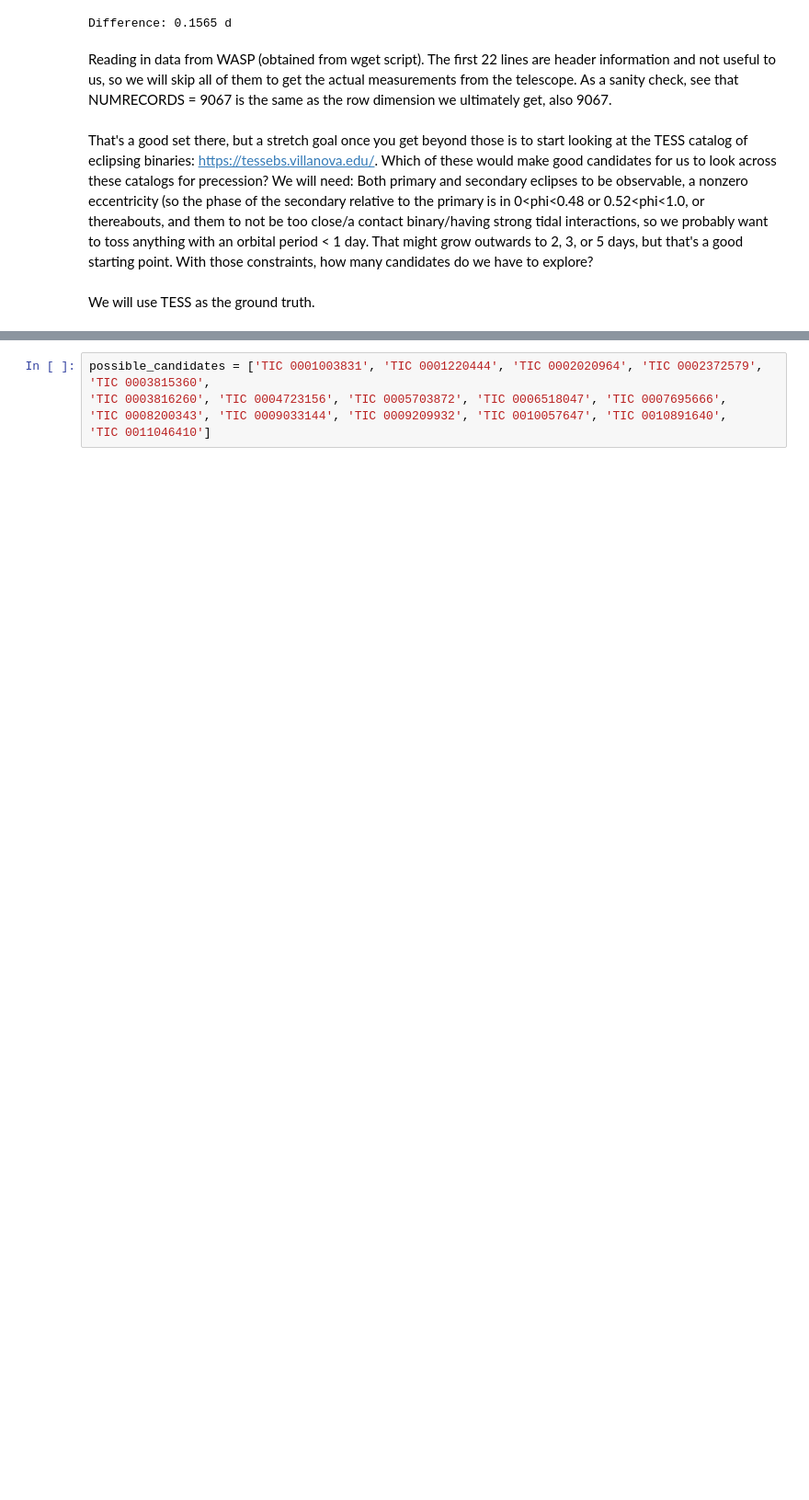
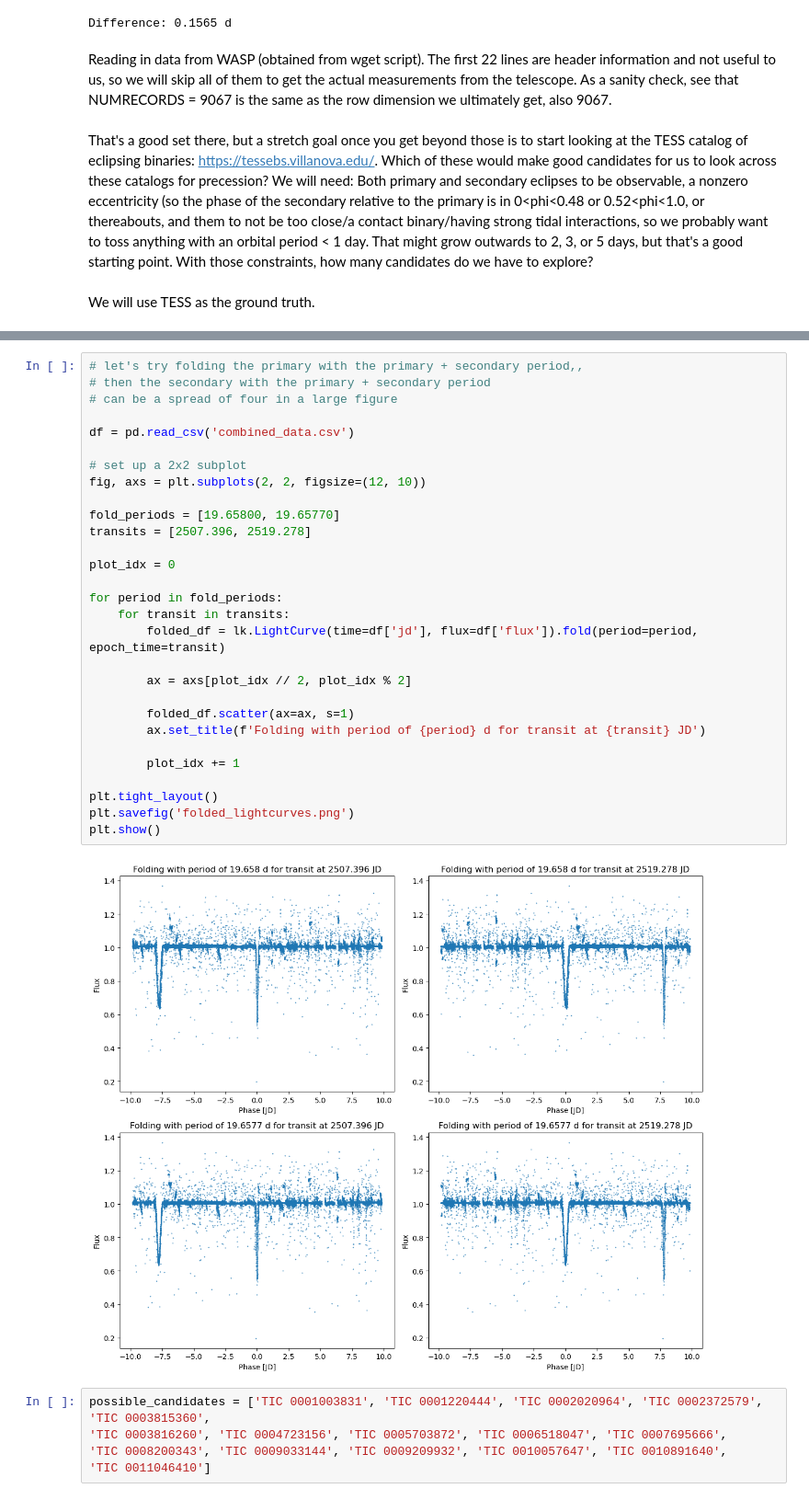
Before and after one commit to ardenshao/SURF_tess_cbp, a Jupyter notebook: tess_lightcurve_test.ipynb, the cells around one changed output, grey strips where cells are left out. Shown at 92% size. Drawn from its saved outputs; the diff is of its cells as text; blank space fills up the shorter version.

```diff
--- a/tess_lightcurve_test.ipynb
+++ b/tess_lightcurve_test.ipynb
@@ -667,3 +582,34 @@ def automate_primary_periodogram(tid, wasp_filepath, primary_transit, min_period
+# %%
+# let's try folding the primary with the primary + secondary period,,
+# then the secondary with the primary + secondary period
+# can be a spread of four in a large figure
+
+df = pd.read_csv('combined_data.csv')
+
+# set up a 2x2 subplot
+fig, axs = plt.subplots(2, 2, figsize=(12, 10))
+
+fold_periods = [19.65800, 19.65770]
+transits = [2507.396, 2519.278]
+
+plot_idx = 0
+
+for period in fold_periods:
+    for transit in transits:
+        folded_df = lk.LightCurve(time=df['jd'], flux=df['flux']).fold(period=period, epoch_time=transit)
+
+        ax = axs[plot_idx // 2, plot_idx % 2]
+
+        folded_df.scatter(ax=ax, s=1)
+        ax.set_title(f'Folding with period of {period} d for transit at {transit} JD')
+
+        plot_idx += 1
+
+plt.tight_layout()
+plt.savefig('folded_lightcurves.png')
+plt.show()
+# %% [output]
+[figure, added]
 # %%
 possible_candidates = ['TIC 0001003831', 'TIC 0001220444', 'TIC 0002020964', 'TIC 0002372579', 'TIC 0003815360',
 'TIC 0003816260', 'TIC 0004723156', 'TIC 0005703872', 'TIC 0006518047', 'TIC 0007695666',
```
Also changed, not shown: parts of 4 cells of this notebook, 6 other files.
